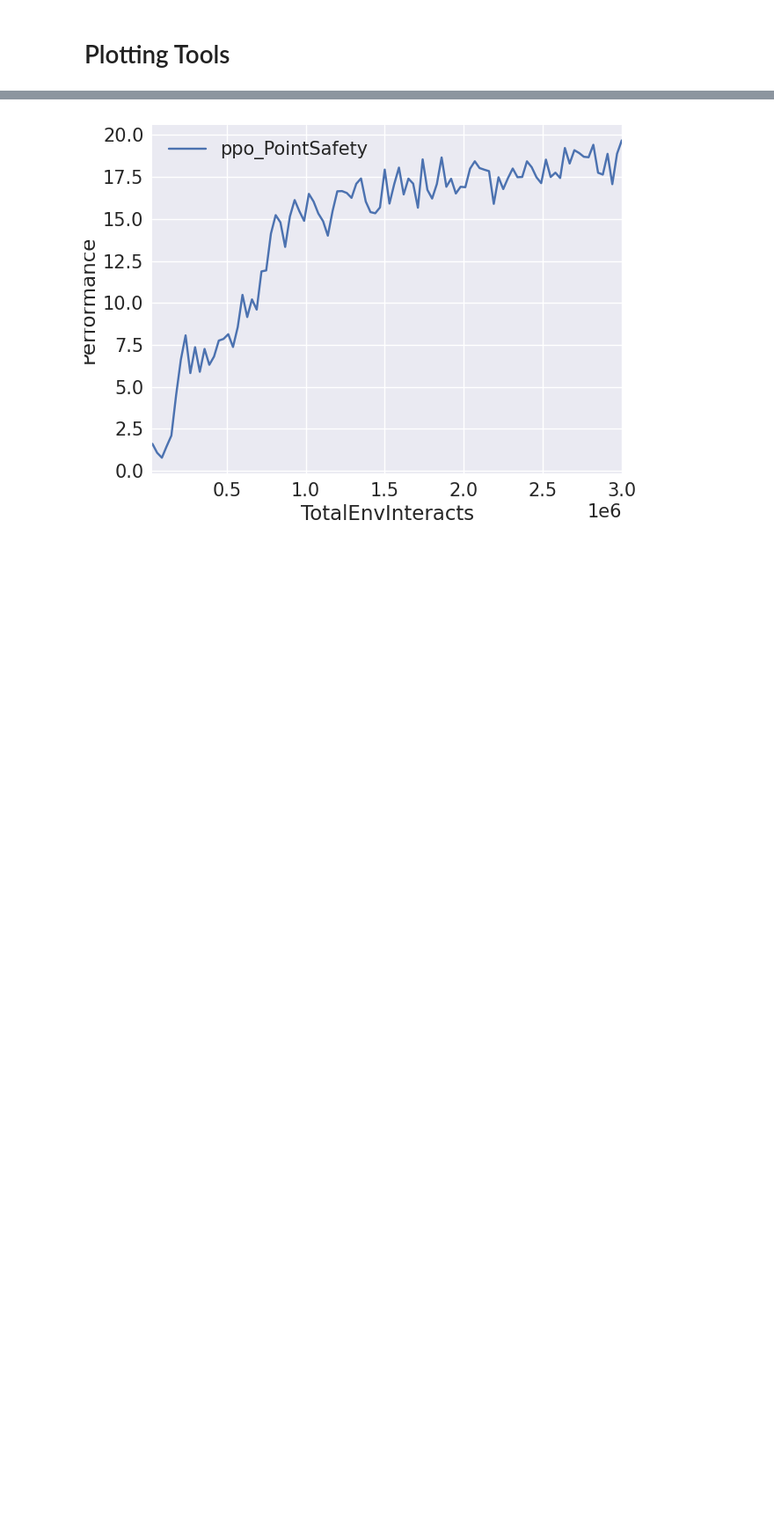
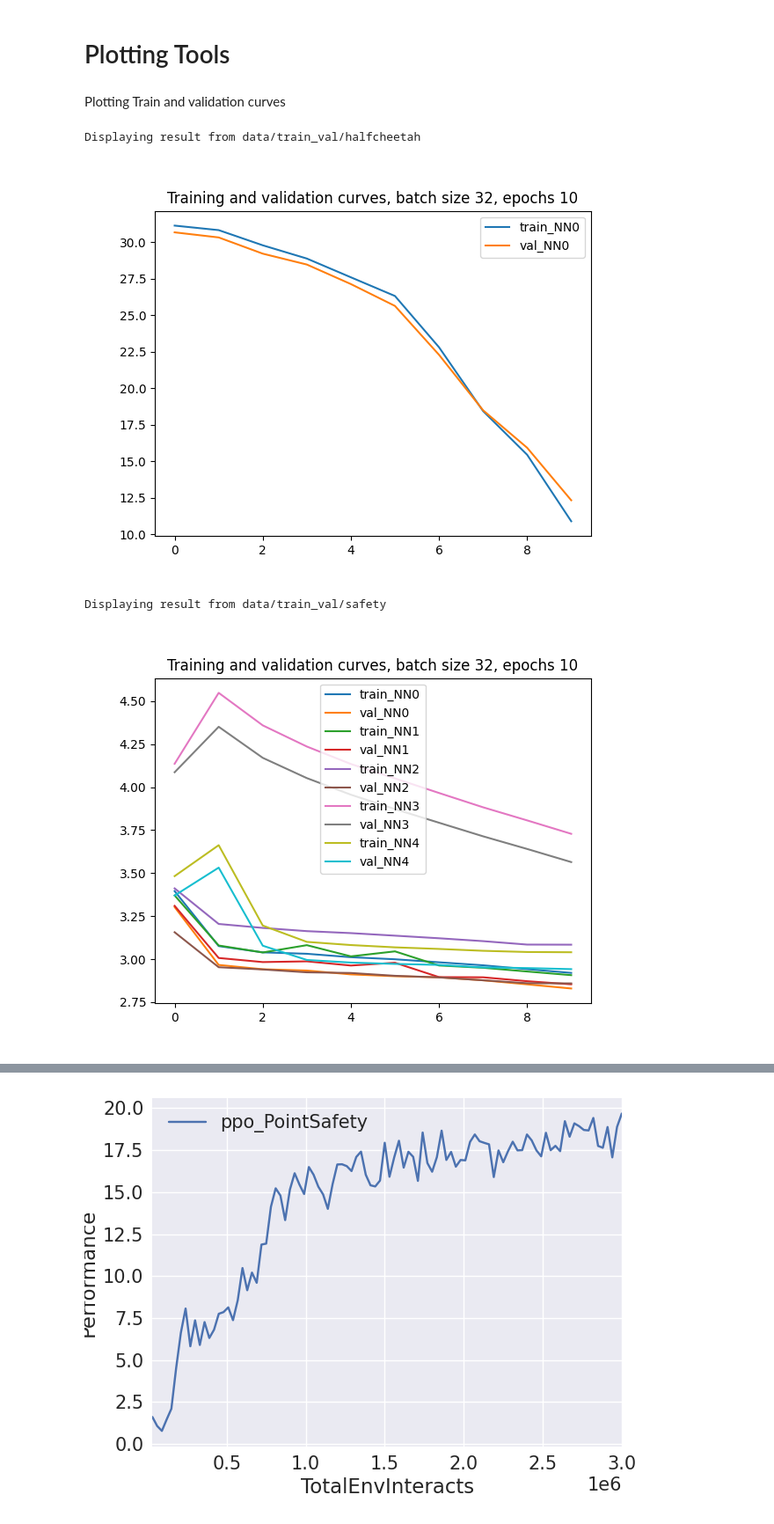
Before and after one commit to jswang/handful-of-trials, a Jupyter notebook: plotter.ipynb, the cells around one changed output, grey strips where cells are left out. Shown at 88% size. Saved outputs shown, nothing was run; the diff lists cells and outputs as text; code cells hidden in the pictures; blank space fills up the shorter version.

Commit message:
Added network training and plotting utilities

```diff
--- a/plotter.ipynb
+++ b/plotter.ipynb
@@ -9,0 +11,15 @@ import matplotlib.pyplot as plt
+# %% [markdown]
+Plotting Train and validation curves
+# %%
+dir = "data/train_val/"
+plot_filename = "train_vs_val.png"
+for root, dirs, files in os.walk(dir):
+    if plot_filename in files:
+        print(f"Displaying result from {root}")
+        im = Image(filename=os.path.join(root, plot_filename))
+        display(im)
+# %% [output]
+Displaying result from data/train_val/halfcheetah
+[figure, added]
+Displaying result from data/train_val/safety
+[figure, added]
```
Also changed, not shown: parts of 3 cells of this notebook, 2 other files.
